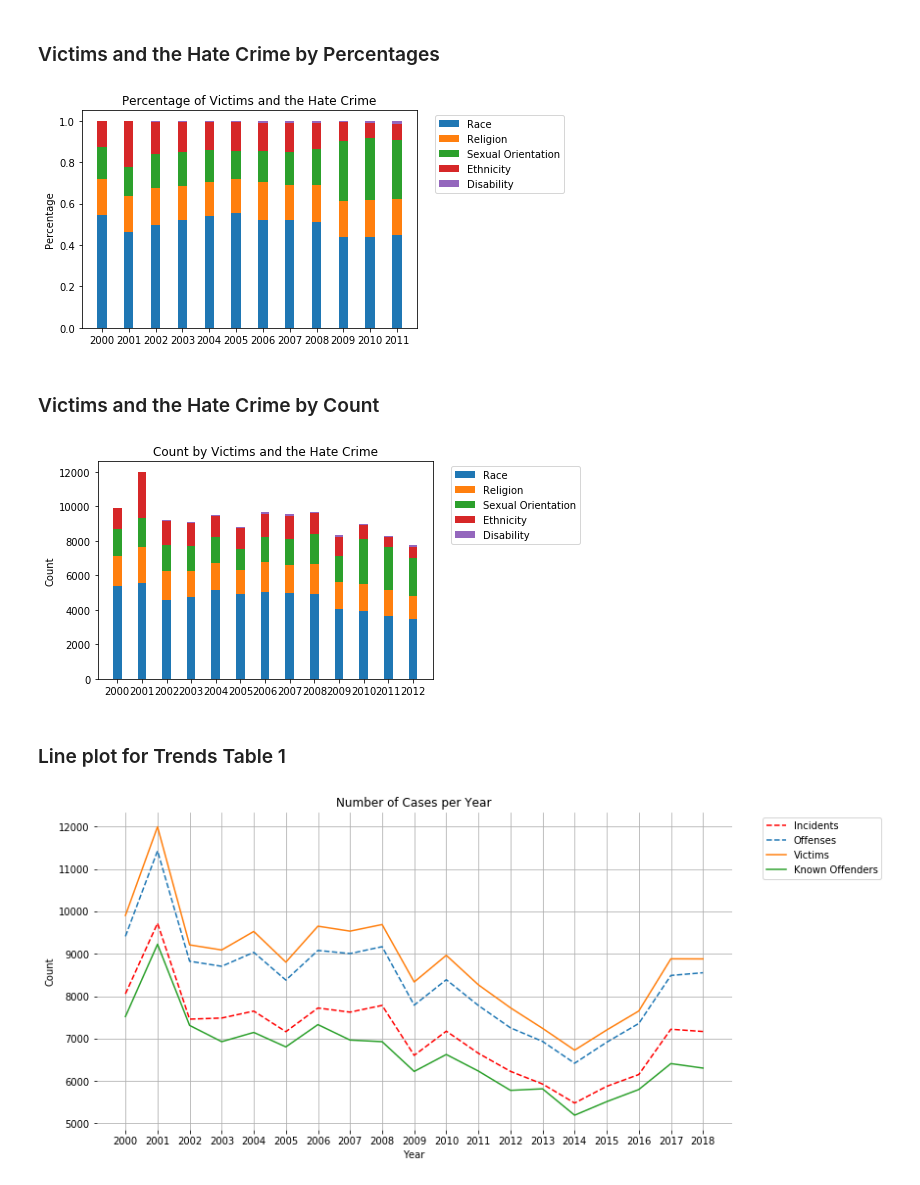
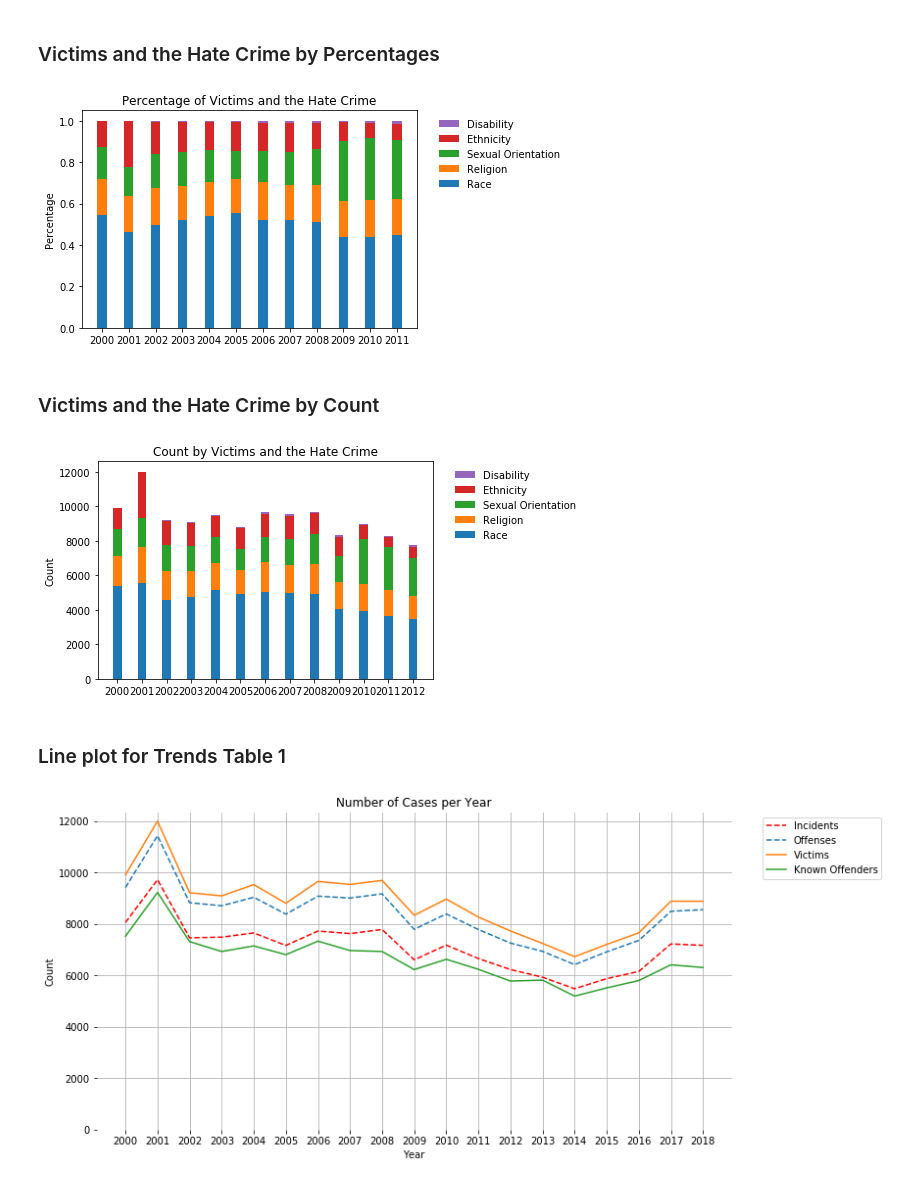
Before and after one commit to helenhc/Crime-Hate-Crime, a Jupyter notebook: tables 1 & 2.ipynb, the cells around one changed output. Cells and saved outputs as stored; diff of their text form; code cells hidden in the pictures.

Commit message:
line plot changes

```diff
--- a/tables 1 & 2.ipynb
+++ b/tables 1 & 2.ipynb
@@ -462,11 +462,11 @@ plt.ylabel('Percentage')
 plt.title('Percentage of Victims and the Hate Crime')
 plt.xticks(ind, ('2000', '2001', '2002', '2003', '2004', '2005', '2006', '2007', '2008', '2009', '2010', '2011', '2012'))
 plt.legend((p1[0], p2[0], p3[0], p4[0], p5[0]), ('Race', 'Religion', 'Sexual Orientation', 'Ethnicity', 'Disability'),
-                                                bbox_to_anchor=(1.04,1), loc="upper left")
+                                                labelspacing=-2.5, frameon=False, bbox_to_anchor=(1.04,.8), loc=6)
 
 plt.show()
 # %% [output]
-[figure, old version]
+[figure, new version]
 # %% [markdown]
 ### Victims and the Hate Crime by Count
 # %%
@@ -489,11 +489,11 @@ plt.ylabel('Count')
 plt.title('Count by Victims and the Hate Crime')
 plt.xticks(ind, ('2000', '2001', '2002', '2003', '2004', '2005', '2006', '2007', '2008', '2009', '2010', '2011', '2012'))
 plt.legend((p1[0], p2[0], p3[0], p4[0], p5[0]), ('Race', 'Religion', 'Sexual Orientation', 'Ethnicity', 'Disability'),
-          bbox_to_anchor=(1.04,1), loc="upper left")
+          labelspacing=-2.5, frameon=False, bbox_to_anchor=(1.04,.8), loc=6)
 
 plt.show()
 # %% [output]
-[figure, old version]
+[figure, new version]
 # %% [markdown]
 ### Line plot for Trends Table 1
 # %%
@@ -550,26 +550,26 @@ from matplotlib.pyplot import figure
 # %%
 x = ['2000', '2001', '2002', '2003', '2004', '2005', '2006', '2007', '2008', '2009', '2010', '2011', '2012', '2013',
     '2014', '2015', '2016', '2017', '2018']
 plt.figure(figsize=(10,5))
 
 p1 = plt.plot(num_incidents, 'r--')
 p2 = plt.plot(num_offenses, linestyle='dashed')
 p3 = plt.plot(num_victims)
 p4 = plt.plot(num_knownoff)
 plt.legend((p1[0], p2[0], p3[0], p4[0], p5[0]), ('Incidents', 'Offenses', 'Victims', 'Known Offenders'),
           bbox_to_anchor=(1.04,1), loc="upper left")
 
 
 plt.title('Number of Cases per Year')
 plt.grid(True)
 plt.xlabel('Year')
 plt.ylabel('Count')
 xi = list(range(len(x)))
-
+plt.ylim(ymin=0)
 plt.xticks(xi, x)
 plt.tick_params(axis='x', which='major', labelsize=10)
 plt.box(on=None)
 plt.subplots_adjust(left=0.09, bottom=0.07, right=0.99, top=0.97, wspace=0.2 , hspace=0.17)
 plt.show()
 # %% [output]
-[figure, old version]
+[figure, new version]
```
